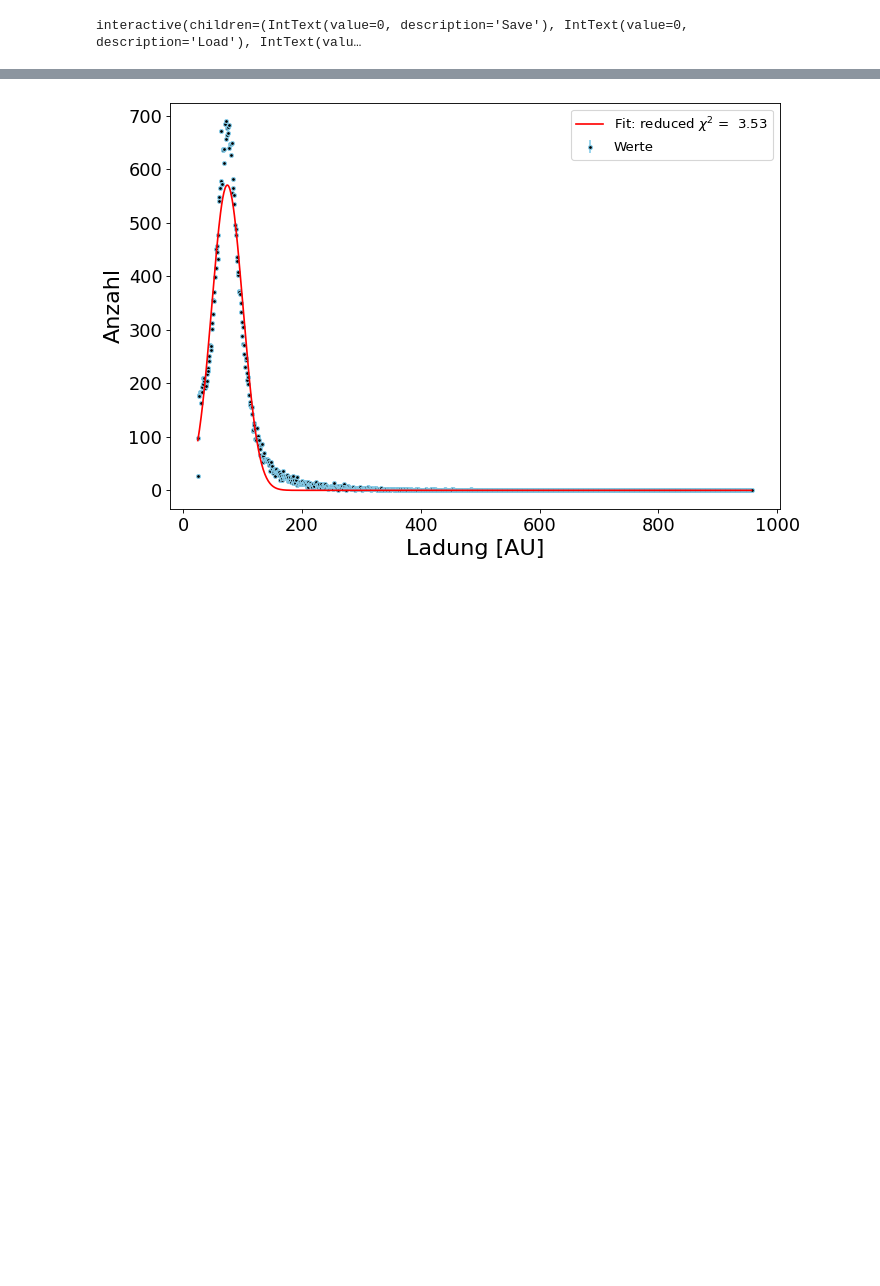
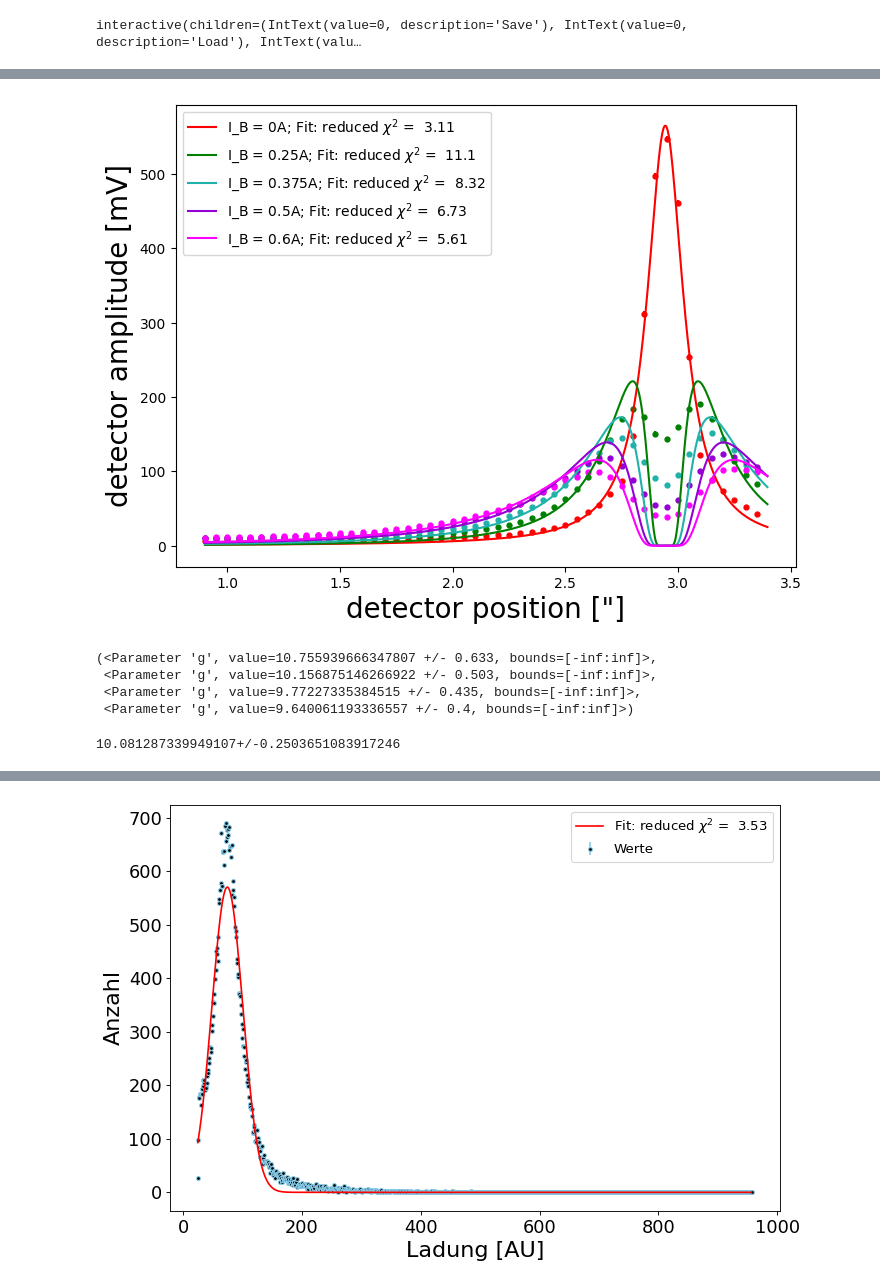
Before and after one commit to TimLockstedt/MP, a Jupyter notebook: FP1/Amps_Bges_plt.ipynb, the cells around one changed output, grey strips where cells are left out. Drawn from its saved outputs; the diff is of its cells as text; code cells hidden in the pictures; blank space fills up the shorter version.

```diff
--- a/FP1/Amps_Bges_plt.ipynb
+++ b/FP1/Amps_Bges_plt.ipynb
@@ -667,0 +762,58 @@ Correlations (unreported values are < 0.100)
+# %%
+
+dynamic_resolution_array = np.arange(min(Daten.get_x()),max(Daten.get_x()), 0.001*abs(max(Daten.get_x())-min(Daten.get_x())))
+#Amps_B025AAmps_B0375AAmps_B05AAmps_B06AAmps_B0A
+plt.figure(figsize=(8, 6))
+
+
+
+
+#plt.plot(x_fit, y_fit, label="Modell", color='red')
+
+plt.ylabel(Daten.get_YName(), fontsize=20)
+plt.xlabel(Daten.get_XName(), fontsize=20)
+
+plt.plot(dynamic_resolution_array, result_4.eval(x = dynamic_resolution_array), color = "red", label = r'I_B = 0A; Fit: reduced $\chi^2$ =  '+str(to_precision(result_4.result.redchi,3)))
+I_outside = 0.25
+plt.plot(dynamic_resolution_array, result_0.eval(x = dynamic_resolution_array), color = "green", label = r'I_B = 0.25A; Fit: reduced $\chi^2$ =  '+str(to_precision(result_0.result.redchi,3)))
+I_outside = 0.375
+plt.plot(dynamic_resolution_array, result_1.eval(x = dynamic_resolution_array), color = "lightseagreen", label = r'I_B = 0.375A; Fit: reduced $\chi^2$ =  '+str(to_precision(result_1.result.redchi,3)))
+I_outside = 0.506
+plt.plot(dynamic_resolution_array, result_2.eval(x = dynamic_resolution_array), color = "darkviolet", label = r'I_B = 0.5A; Fit: reduced $\chi^2$ =  '+str(to_precision(result_2.result.redchi,3)))
+I_outside = 0.599
+plt.plot(dynamic_resolution_array, result_3.eval(x = dynamic_resolution_array), color = "magenta", label = r'I_B = 0.6A; Fit: reduced $\chi^2$ =  '+str(to_precision(result_3.result.redchi,3)))
+plt.legend()
+plt.errorbar(y = Daten_4.get_y(), yerr = Daten_4.get_yerr(), x = Daten_4.get_x(), xerr = Daten_4.get_xerr(), \
+    fmt = 'o', markersize = 3.5, alpha = 1, zorder = 0, \
+    label = r'I_B = 0A', color = "red")
+plt.errorbar(y = Daten_0.get_y(), yerr = Daten_0.get_yerr(), x = Daten_0.get_x(), xerr = Daten_0.get_xerr(), \
+    fmt = 'o', markersize = 3.5, alpha = 1, zorder = 0, \
+    label = r'I_B = 0.25A', color = "green")
+plt.errorbar(y = Daten_1.get_y(), yerr = Daten_1.get_yerr(), x = Daten_1.get_x(), xerr = Daten_1.get_xerr(), \
+    fmt = 'o', markersize = 3.5, alpha = 1, zorder = 0, \
+    label = r'I_B = 0.375A', color = "lightseagreen")
+plt.errorbar(y = Daten_2.get_y(), yerr = Daten_2.get_yerr(), x = Daten_2.get_x(), xerr = Daten_2.get_xerr(), \
+    fmt = 'o', markersize = 3.5, alpha = 1, zorder = 0, \
+    label = r'I_B = 0.5A', color = "darkviolet")
+plt.errorbar(y = Daten_3.get_y(), yerr = Daten_3.get_yerr(), x = Daten_3.get_x(), xerr = Daten_3.get_xerr(), \
+    fmt = 'o', markersize = 3.5, alpha = 1, zorder = 0, \
+    label = r'I_B = 0.6A', color = "magenta")
+plt.savefig("All_Fits_together.pdf")
+# %% [output]
+[figure, added]
+# %%
+result_0.params["g"], result_1.params["g"], result_2.params["g"], result_3.params["g"]
+# %% [output]
+(<Parameter 'g', value=10.755939666347807 +/- 0.633, bounds=[-inf:inf]>,
+ <Parameter 'g', value=10.156875146266922 +/- 0.503, bounds=[-inf:inf]>,
+ <Parameter 'g', value=9.77227335384515 +/- 0.435, bounds=[-inf:inf]>,
+ <Parameter 'g', value=9.640061193336557 +/- 0.4, bounds=[-inf:inf]>)
+# %%
+from uncertainties import ufloat
+a1 = ufloat(10.755939666347807, 0.633)
+a2 = ufloat(10.156875146266922, 0.503)
+a3 = ufloat(9.77227335384515, 0.435)
+a4 = ufloat(9.64006119333655, 0.4)
+(a1+a2+a3+a4)/4
+# %% [output]
+10.081287339949107+/-0.2503651083917246
```
Also changed, not shown: parts of 18 cells of this notebook, 38 other files.
